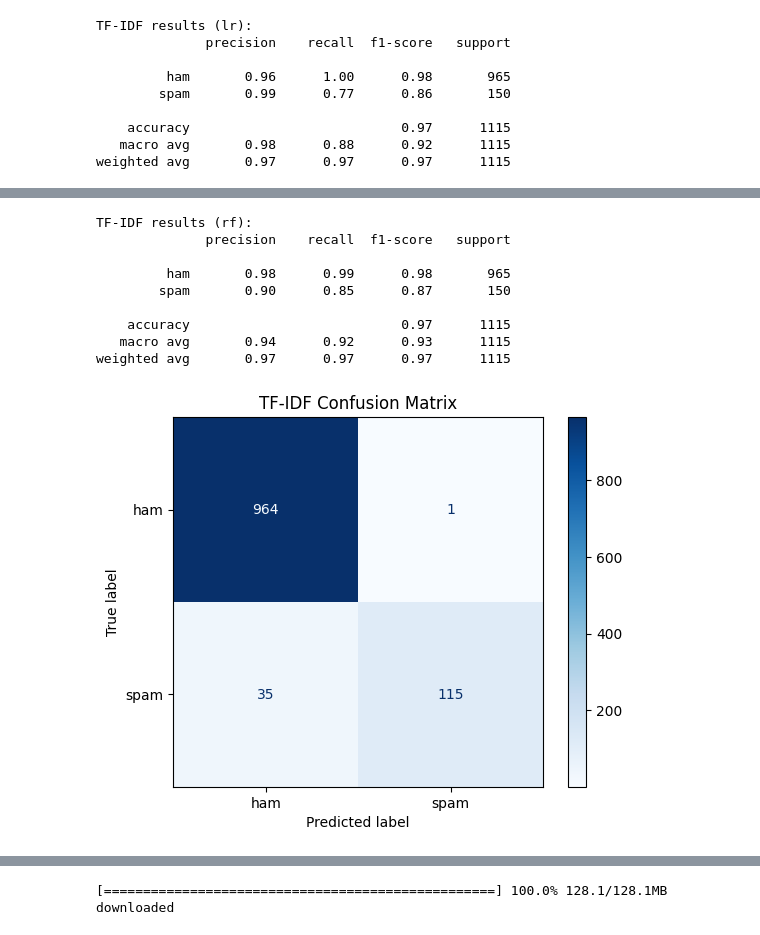
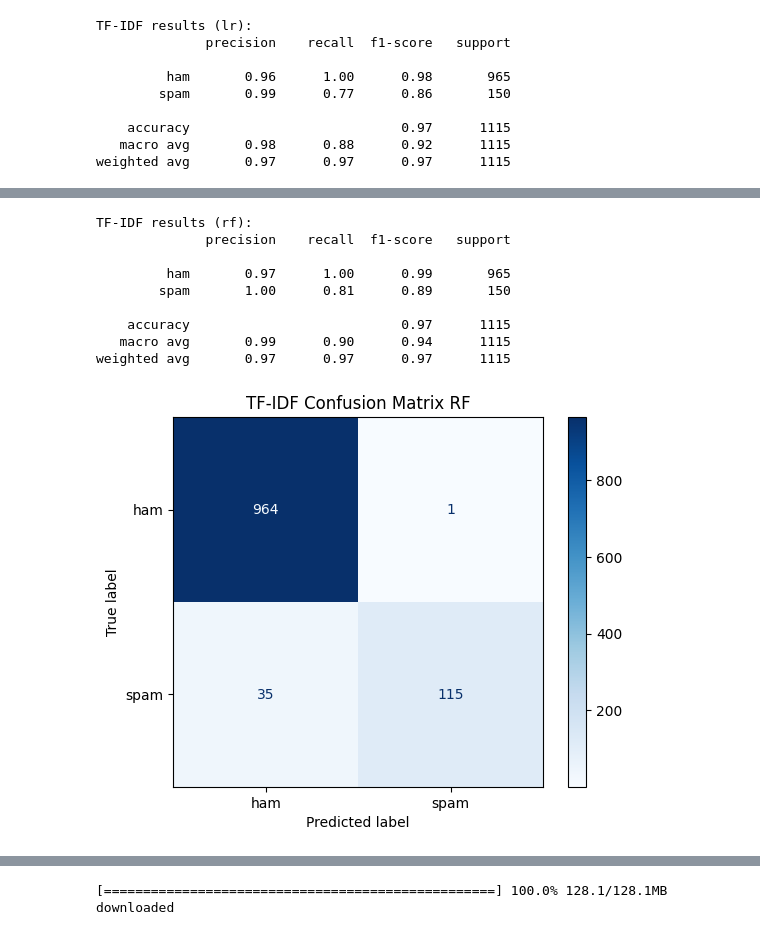
Before and after one commit to Ssspoke/SMS_Spam, a Jupyter notebook: spam_colab.ipynb, the cells around one changed output, grey strips where cells are left out. Drawn from its saved outputs; the diff is of its cells as text; code cells hidden in the pictures.

```diff
--- a/spam_colab.ipynb
+++ b/spam_colab.ipynb
@@ -98,7 +153,7 @@ X_train, X_test, y_train, y_test = train_test_split(df['text'], df['label'], tes
 X_train_tfidf = tfidf.transform(X_train)
 X_test_tfidf = tfidf.transform(X_test)
 
-model = DecisionTreeClassifier().fit(X_train_tfidf, y_train)
+model = RandomForestClassifier().fit(X_train_tfidf, y_train)
 
 #Prediction
 y_pred_rf = model.predict(X_test_tfidf)
@@ -108,17 +163,17 @@ print(classification_report(y_test, y_pred_rf))
 TF-IDF results (rf):
               precision    recall  f1-score   support
 
-         ham       0.98      0.99      0.98       965
-        spam       0.90      0.85      0.87       150
+         ham       0.97      1.00      0.99       965
+        spam       1.00      0.81      0.89       150
 
     accuracy                           0.97      1115
-   macro avg       0.94      0.92      0.93      1115
+   macro avg       0.99      0.90      0.94      1115
 weighted avg       0.97      0.97      0.97      1115
 # %%
 cm_tfidf = confusion_matrix(y_test, y_pred_tfidf, labels=clf_tfidf.classes_)
 disp_tfidf = ConfusionMatrixDisplay(confusion_matrix=cm_tfidf, display_labels=clf_tfidf.classes_)
 disp_tfidf.plot(cmap=plt.cm.Blues)
-plt.title("TF-IDF Confusion Matrix")
+plt.title("TF-IDF Confusion Matrix RF")
 plt.show()
 # %% [output]
-[figure, old version]
+[figure, new version]
```
Also changed, not shown: parts of 7 cells of this notebook.
